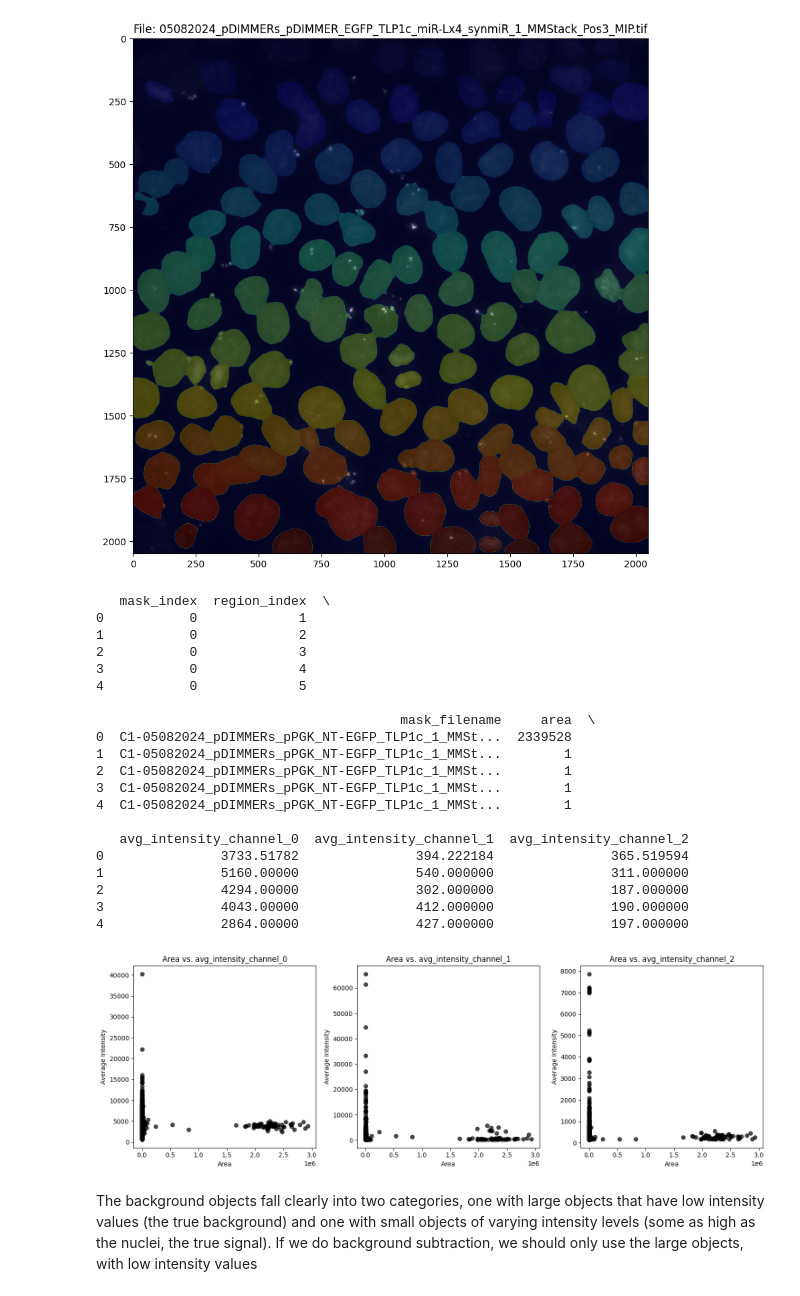
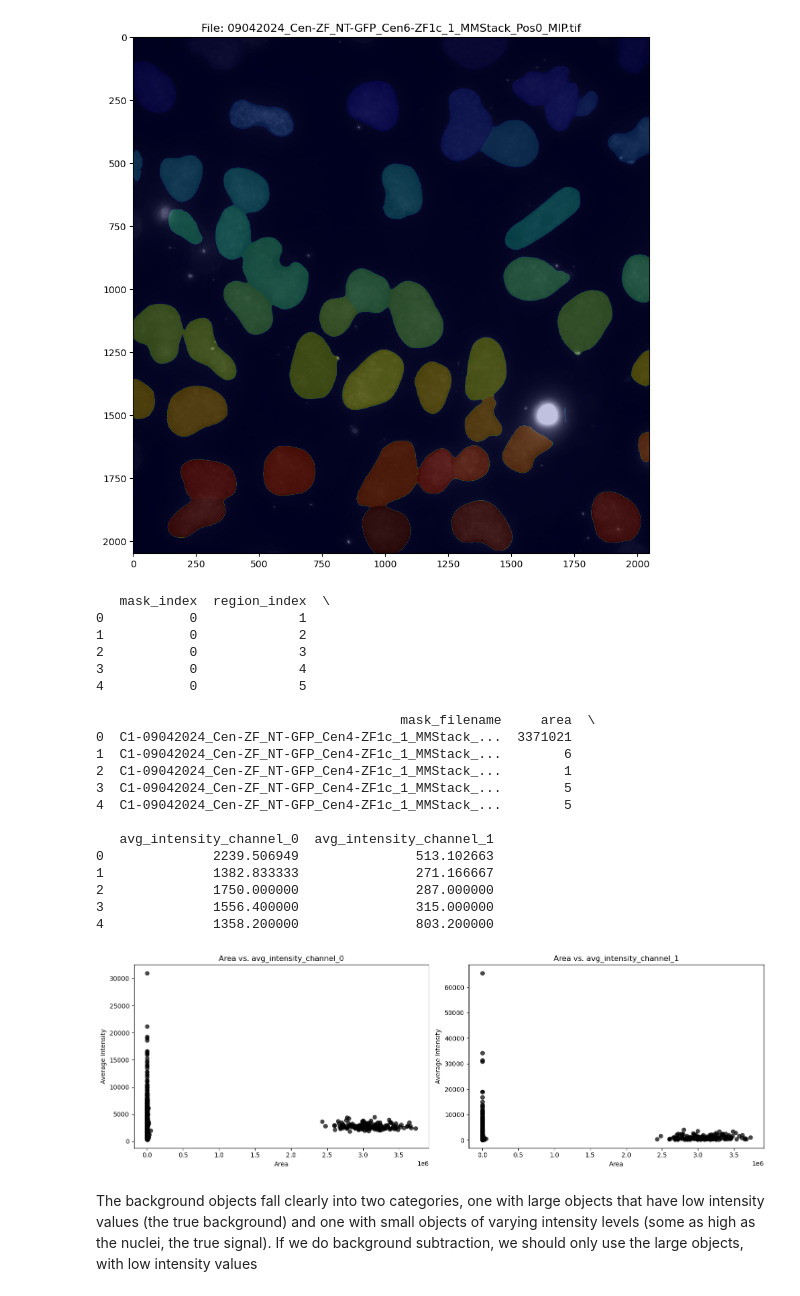
Before and after one commit to timotheelionnet/python_image-analysis, a Jupyter notebook: notebooks/img-explorer.ipynb, the cells around one changed output. Cells and saved outputs as stored; diff of their text form; code cells hidden in the pictures.

```diff
--- a/notebooks/img-explorer.ipynb
+++ b/notebooks/img-explorer.ipynb
@@ -24,8 +27,8 @@ logging.basicConfig(level=logging.INFO, format='%(asctime)s - %(levelname)s - %(
 # and segmentation masks for images in one experiment
 
 # Define the location of the file to read
-parent_directory = "/Users/nestor/Documents/NYU-ISG/DIMMERs" # modify if needed
-experiment = "08052024_pDIMMERs" # this will be changed for each experiment
+parent_directory = "/Users/nestor/Documents/NYU-ISG/microscope-data" # modify if needed
+experiment = "09042024_Cen-ZF_set3_session1" # this will be changed for each experiment
 
 # This dictionary defines the folders inside of "experiment" that contain each image type
 file_folders = {
@@ -38,6 +41,9 @@ file_folders = {
 all_images = {"image": [], "mask_n": [], "mask_b": []}
 file_names = {"image": [], "mask_n": [], "mask_b": []}
 errors = []  # List to store error messages
+
+# Read in the experimental groups reference file
+exp_groups = pd.read_csv(os.path.join(parent_directory, experiment, "experimental-groups.csv"))
 
 # Load the function img_loadr()
 from load_files import img_loadr
@@ -138,35 +144,35 @@ logging.info(f"Matched {len(matched_indices)} images with masks. Missing masks f
 # Overlay the corresponding mask on a channel (given as c) of a given image
 # to visually inspect
 
 # Specify the index of the image to check
 # and the channel to plot — remember CH1 for ImageJ but channel 0 for Python!
-image_index = 3 # Replace with the desired index
+image_index = 5 # Replace with the desired index
 c = 0 # remember the channel order in these images
 
 # Find the corresponding mask index
 # and define the image and mask pair
 mask_index = [pair[1] for pair in matched_indices if pair[0] == image_index][0]
 
 my_image = all_images['image'][image_index]
 image_file = file_names['image'][image_index]
 my_mask_n = all_images['mask_n'][mask_index]
 
 # Select the c channel
 channel_image = my_image[c, ...]
 
 # Overlay the mask on the rest of the image if they have the same dimensions
 if channel_image.shape != my_mask_n.shape:
     print("Warning: The image and mask sizes do not match. Please check your data.")
 else:
     overlay = np.ma.masked_where(my_mask_n == 0, my_mask_n)
     plt.figure(figsize=(10, 10))
     plt.imshow(channel_image, cmap='gray')  # Display the selected channel in grayscale
     plt.imshow(my_mask_n, cmap='jet', alpha=0.25)  # Overlay the mask with transparency
     plt.title(f'File: {image_file}')
     #plt.axis('off')  # Turn off axis labels
     plt.show()
 # %% [output]
-[figure, old version]
+[figure, new version]
 # %%
 # CHUNK 3 (optional) #
 # Background analysis
@@ -265,18 +271,18 @@ print(bk_df.head())
 4           0             5
 
                                        mask_filename     area  \
-0  C1-05082024_pDIMMERs_pPGK_NT-EGFP_TLP1c_1_MMSt...  2339528
-1  C1-05082024_pDIMMERs_pPGK_NT-EGFP_TLP1c_1_MMSt...        1
-2  C1-05082024_pDIMMERs_pPGK_NT-EGFP_TLP1c_1_MMSt...        1
-3  C1-05082024_pDIMMERs_pPGK_NT-EGFP_TLP1c_1_MMSt...        1
-4  C1-05082024_pDIMMERs_pPGK_NT-EGFP_TLP1c_1_MMSt...        1
+0  C1-09042024_Cen-ZF_NT-GFP_Cen4-ZF1c_1_MMStack_...  3371021
+1  C1-09042024_Cen-ZF_NT-GFP_Cen4-ZF1c_1_MMStack_...        6
+2  C1-09042024_Cen-ZF_NT-GFP_Cen4-ZF1c_1_MMStack_...        1
+3  C1-09042024_Cen-ZF_NT-GFP_Cen4-ZF1c_1_MMStack_...        5
+4  C1-09042024_Cen-ZF_NT-GFP_Cen4-ZF1c_1_MMStack_...        5
 
-   avg_intensity_channel_0  avg_intensity_channel_1  avg_intensity_channel_2
-0               3733.51782               394.222184               365.519594
-1               5160.00000               540.000000               311.000000
-2               4294.00000               302.000000               187.000000
-3               4043.00000               412.000000               190.000000
-4               2864.00000               427.000000               197.000000
+   avg_intensity_channel_0  avg_intensity_channel_1
+0              2239.506949               513.102663
+1              1382.833333               271.166667
+2              1750.000000               287.000000
+3              1556.400000               315.000000
+4              1358.200000               803.200000
 # %%
 # Determine the number of channels from the DataFrame column names
 channel_columns = [col for col in bk_df.columns if 'avg_intensity_channel_' in col]
@@ -300,7 +306,7 @@ for idx, channel in enumerate(channel_columns):
 plt.tight_layout()
 plt.show()
 # %% [output]
-[figure, old version]
+[figure, new version]
 # %% [markdown]
 The background objects fall clearly into two categories, one with large objects that have low intensity values (the true background) and one with small objects of varying intensity levels (some as high as the nuclei, the true signal). If we do background subtraction, we should only use the large objects, with low intensity values
 # %%
```
Also changed, not shown: parts of 22 cells of this notebook.
